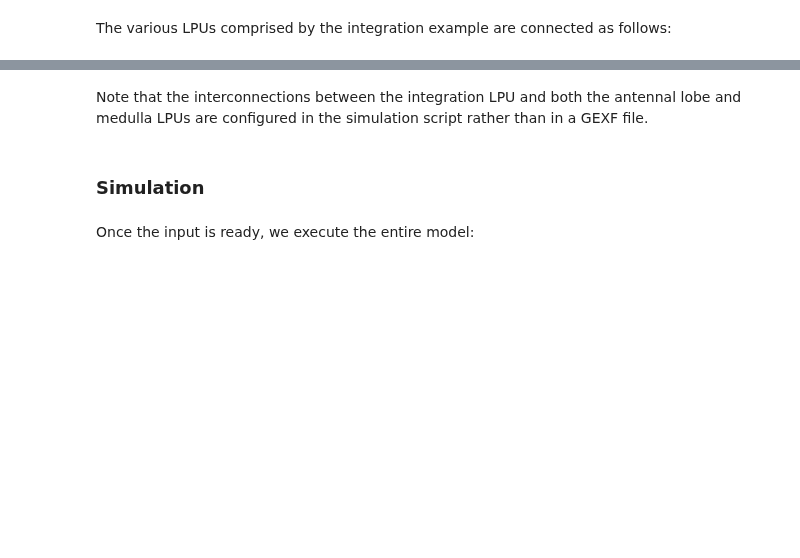
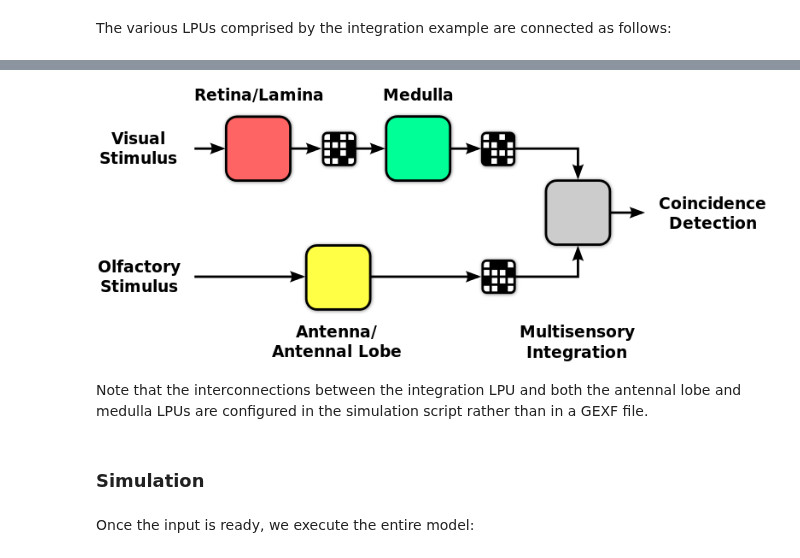
Before and after one commit to neurokernel/neurodriver, a Jupyter notebook: sensory_integration.ipynb, the cells around one changed output, grey strips where cells are left out. Drawn from its saved outputs; the diff is of its cells as text; code cells hidden in the pictures; blank space fills up the shorter version.

```diff
--- a/sensory_integration.ipynb
+++ b/sensory_integration.ipynb
@@ -29,3 +25,8 @@ IPython.display.SVG(filename='integration-pipeline.svg')
+# %%
+import IPython.display
+IPython.display.Image('files/integration-pipeline.png')
+# %% [output]
+[figure, added]
 # %% [markdown]
 Note that the interconnections between the integration LPU and both the antennal lobe and medulla LPUs are configured in the simulation script rather than in a GEXF file.
 # %% [markdown]
```
Also changed, not shown: parts of 2 cells of this notebook, 5 other files.
